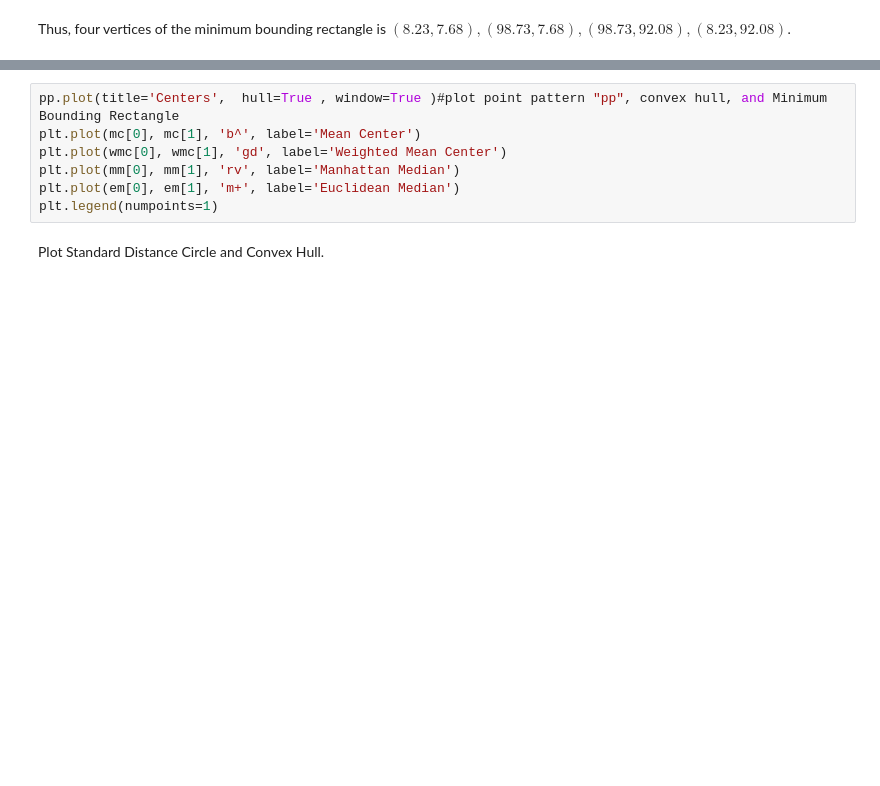
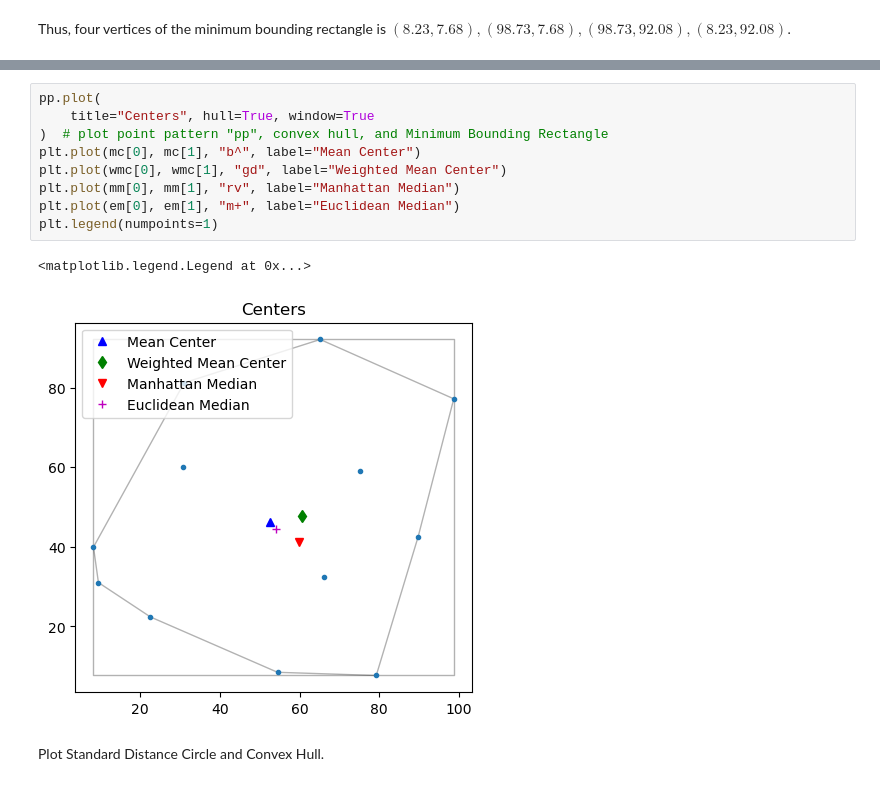
Before and after one commit to pysal/pointpats, a Jupyter notebook: docs/user-guide/centrography.ipynb, the cells around one changed output, grey strips where cells are left out. Cells and saved outputs as stored; diff of their text form; blank space fills up the shorter version.

```diff
--- a/docs/user-guide/centrography.ipynb
+++ b/docs/user-guide/centrography.ipynb
@@ -259,10 +379,15 @@ plt.legend(numpoints=1)
 # %%
-pp.plot(title='Centers',  hull=True , window=True )#plot point pattern "pp", convex hull, and Minimum Bounding Rectangle
-plt.plot(mc[0], mc[1], 'b^', label='Mean Center')
-plt.plot(wmc[0], wmc[1], 'gd', label='Weighted Mean Center')
-plt.plot(mm[0], mm[1], 'rv', label='Manhattan Median')
-plt.plot(em[0], em[1], 'm+', label='Euclidean Median')
+pp.plot(
+    title="Centers", hull=True, window=True
+)  # plot point pattern "pp", convex hull, and Minimum Bounding Rectangle
+plt.plot(mc[0], mc[1], "b^", label="Mean Center")
+plt.plot(wmc[0], wmc[1], "gd", label="Weighted Mean Center")
+plt.plot(mm[0], mm[1], "rv", label="Manhattan Median")
+plt.plot(em[0], em[1], "m+", label="Euclidean Median")
 plt.legend(numpoints=1)
+# %% [output]
+<matplotlib.legend.Legend at 0x...>
+[figure, added]
 # %% [markdown]
 Plot Standard Distance Circle and Convex Hull.
 # %%
```
Also changed, not shown: parts of 44 cells of this notebook.
